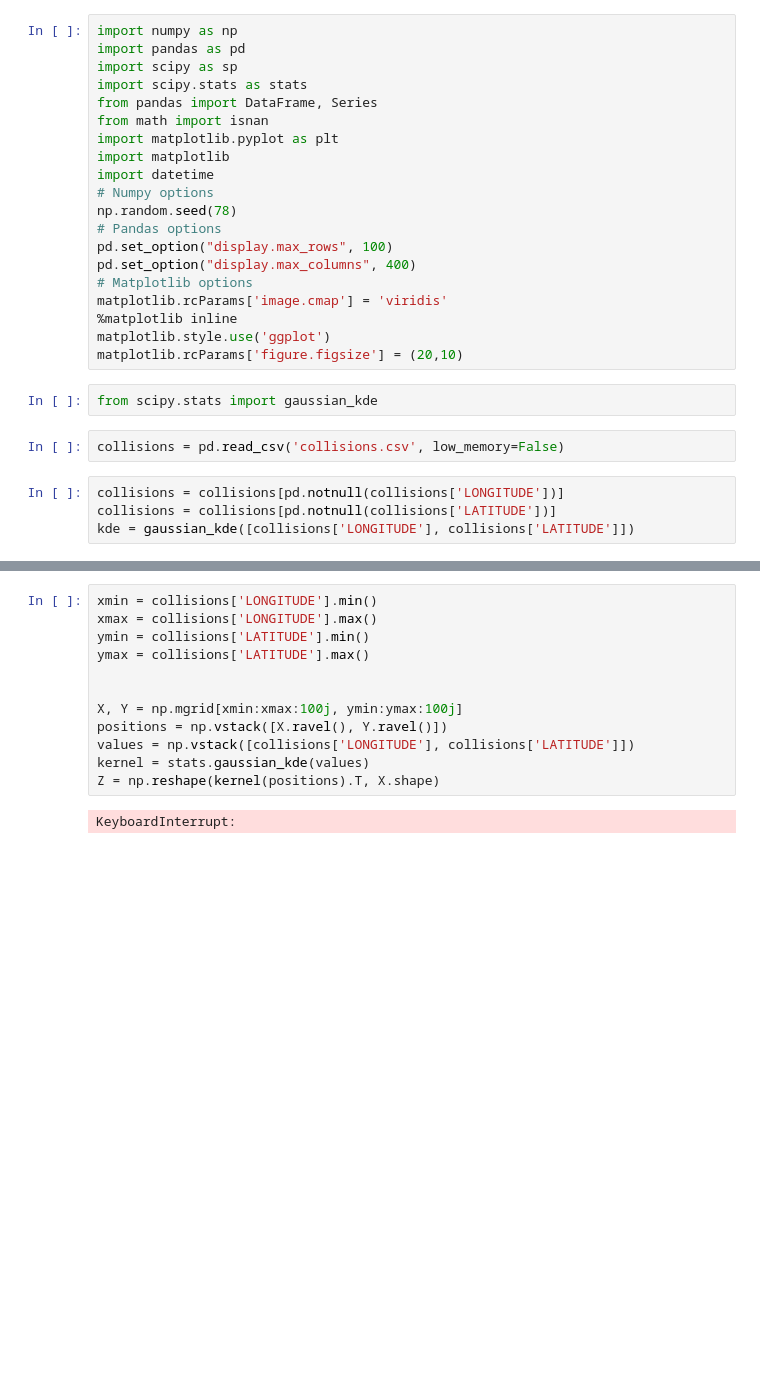
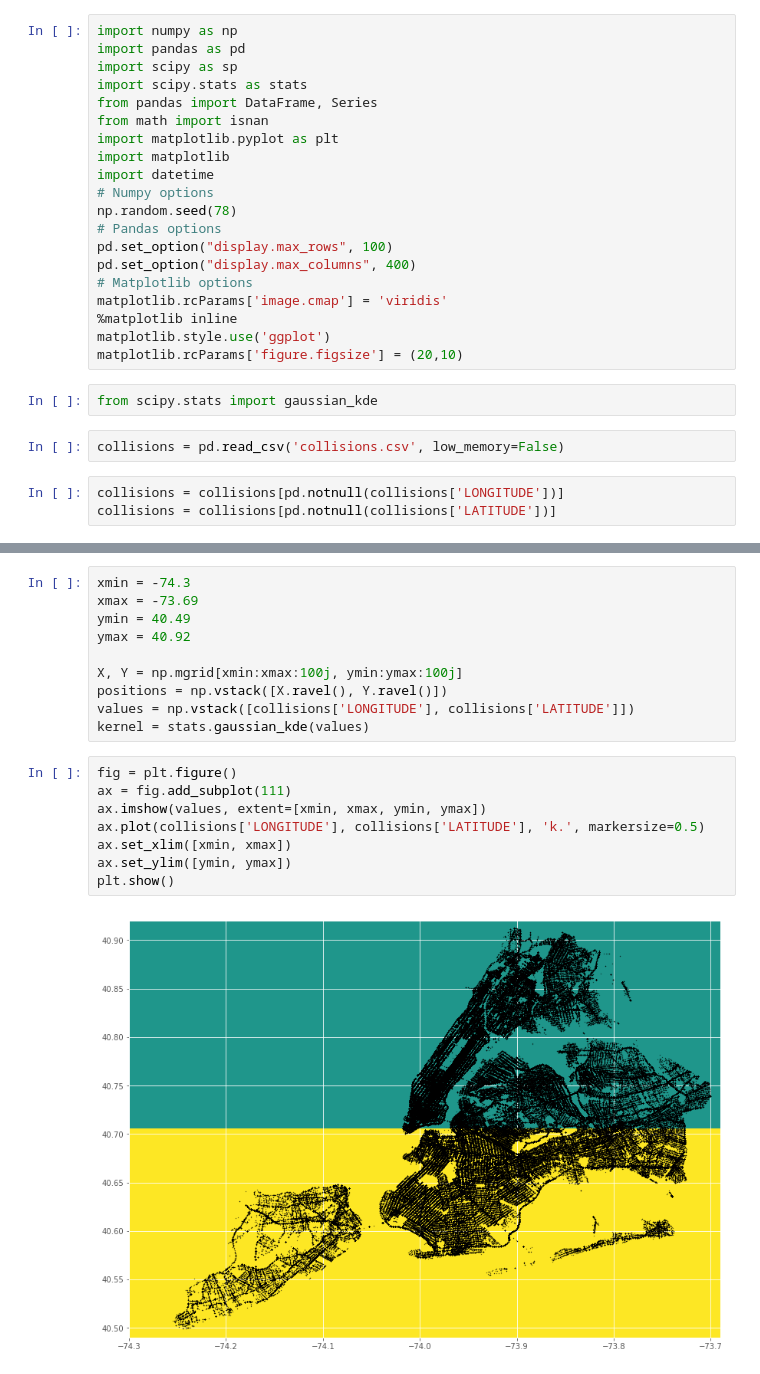
Before and after one commit to nealrea/collisionViz, a Jupyter notebook: data_exploration/KDE.ipynb, the cells around one changed output, grey strips where cells are left out. Cells and saved outputs as stored; diff of their text form; blank space fills up the shorter version.

```diff
--- a/data_exploration/KDE.ipynb
+++ b/data_exploration/KDE.ipynb
@@ -25,7 +25,6 @@ collisions = pd.read_csv('collisions.csv', low_memory=False)
 # %%
 collisions = collisions[pd.notnull(collisions['LONGITUDE'])]
 collisions = collisions[pd.notnull(collisions['LATITUDE'])]
-kde = gaussian_kde([collisions['LONGITUDE'], collisions['LATITUDE']])
 # %%
 collisions.head()
 # %% [output]
@@ -36,16 +35,22 @@ collisions.head()
 | 3 | 03/24/2017 | 0:00 | QUEENS | 11104 | 40.748928 | -73.913750 | (40.748928, -73.91375) | 50 STREET | 39 AVENUE | ... |
 | 4 | 03/24/2017 | 0:00 | QUEENS | 11354 | 40.766445 | -73.834040 | (40.766445, -73.83404) | 33 AVENUE | MILLER STREET | ... |
 # %%
-xmin = collisions['LONGITUDE'].min()
-xmax = collisions['LONGITUDE'].max()
-ymin = collisions['LATITUDE'].min()
-ymax = collisions['LATITUDE'].max()
-
+xmin = -74.3
+xmax = -73.69
+ymin = 40.49
+ymax = 40.92
 
 X, Y = np.mgrid[xmin:xmax:100j, ymin:ymax:100j]
 positions = np.vstack([X.ravel(), Y.ravel()])
 values = np.vstack([collisions['LONGITUDE'], collisions['LATITUDE']])
 kernel = stats.gaussian_kde(values)
-Z = np.reshape(kernel(positions).T, X.shape)
-# %% [output]
-KeyboardInterrupt:
+# %%
+fig = plt.figure()
+ax = fig.add_subplot(111)
+ax.imshow(values, extent=[xmin, xmax, ymin, ymax])
+ax.plot(collisions['LONGITUDE'], collisions['LATITUDE'], 'k.', markersize=0.5)
+ax.set_xlim([xmin, xmax])
+ax.set_ylim([ymin, ymax])
+plt.show()
+# %% [output]
+[figure, added]
```
